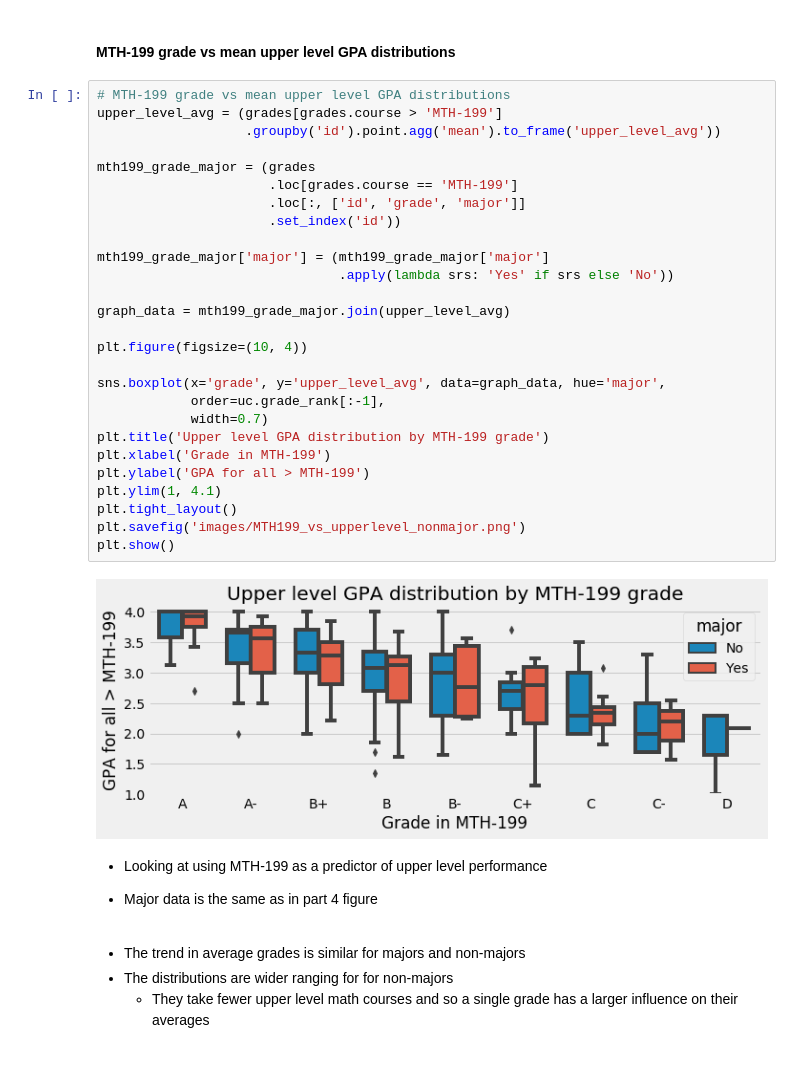
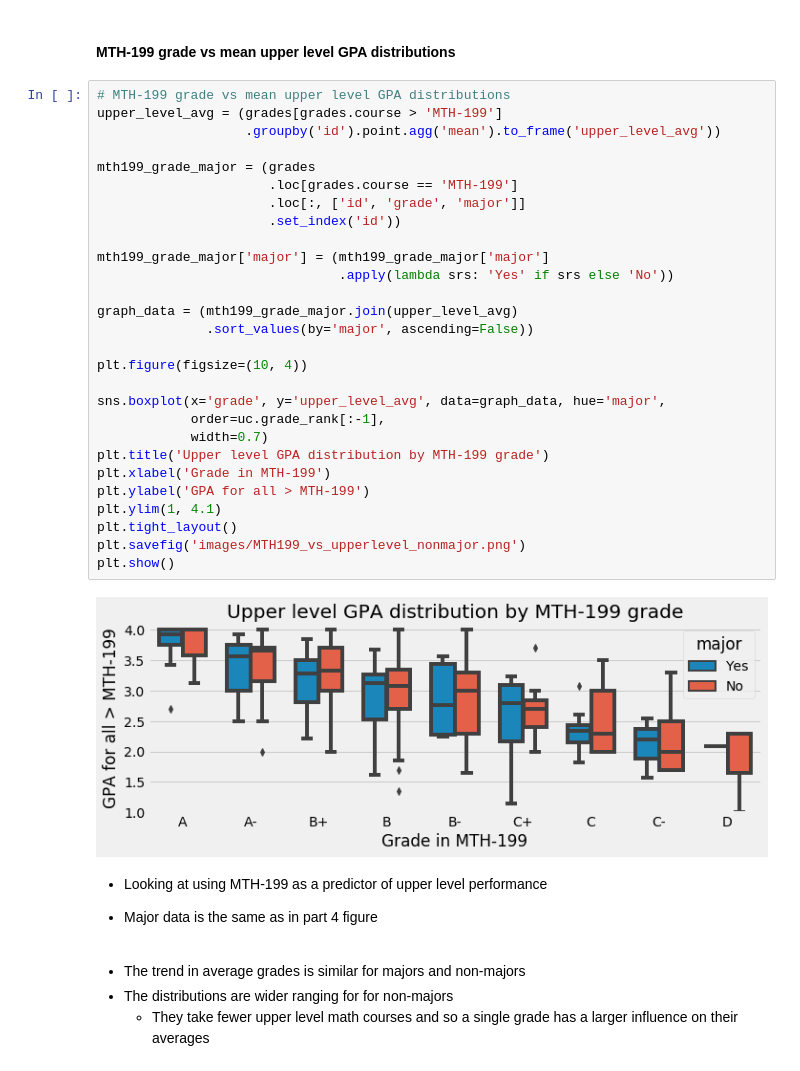
Before and after one commit to pmgasper/union_students, a Jupyter notebook: nb06_nonmajordata.ipynb, the cells around one changed output. Drawn from its saved outputs; the diff is of its cells as text.

```diff
--- a/nb06_nonmajordata.ipynb
+++ b/nb06_nonmajordata.ipynb
@@ -326,32 +326,33 @@ Correlation of MTH-199 with upper level courses GPA:
 # %%
 # MTH-199 grade vs mean upper level GPA distributions
 upper_level_avg = (grades[grades.course > 'MTH-199']
                    .groupby('id').point.agg('mean').to_frame('upper_level_avg'))
 
 mth199_grade_major = (grades
                       .loc[grades.course == 'MTH-199']
                       .loc[:, ['id', 'grade', 'major']]
                       .set_index('id'))
 
 mth199_grade_major['major'] = (mth199_grade_major['major']
                                .apply(lambda srs: 'Yes' if srs else 'No'))
 
-graph_data = mth199_grade_major.join(upper_level_avg)
+graph_data = (mth199_grade_major.join(upper_level_avg)
+              .sort_values(by='major', ascending=False))
 
 plt.figure(figsize=(10, 4))
 
 sns.boxplot(x='grade', y='upper_level_avg', data=graph_data, hue='major',
             order=uc.grade_rank[:-1],
             width=0.7)
 plt.title('Upper level GPA distribution by MTH-199 grade')
 plt.xlabel('Grade in MTH-199')
 plt.ylabel('GPA for all > MTH-199')
 plt.ylim(1, 4.1)
 plt.tight_layout()
 plt.savefig('images/MTH199_vs_upperlevel_nonmajor.png')
 plt.show()
 # %% [output]
-[figure, old version]
+[figure, new version]
 # %% [markdown]
 * Looking at using MTH-199 as a predictor of upper level performance
  + Major data is the same as in part 4 figure
```
Also changed, not shown: parts of 1 cell of this notebook, 2 other files.
